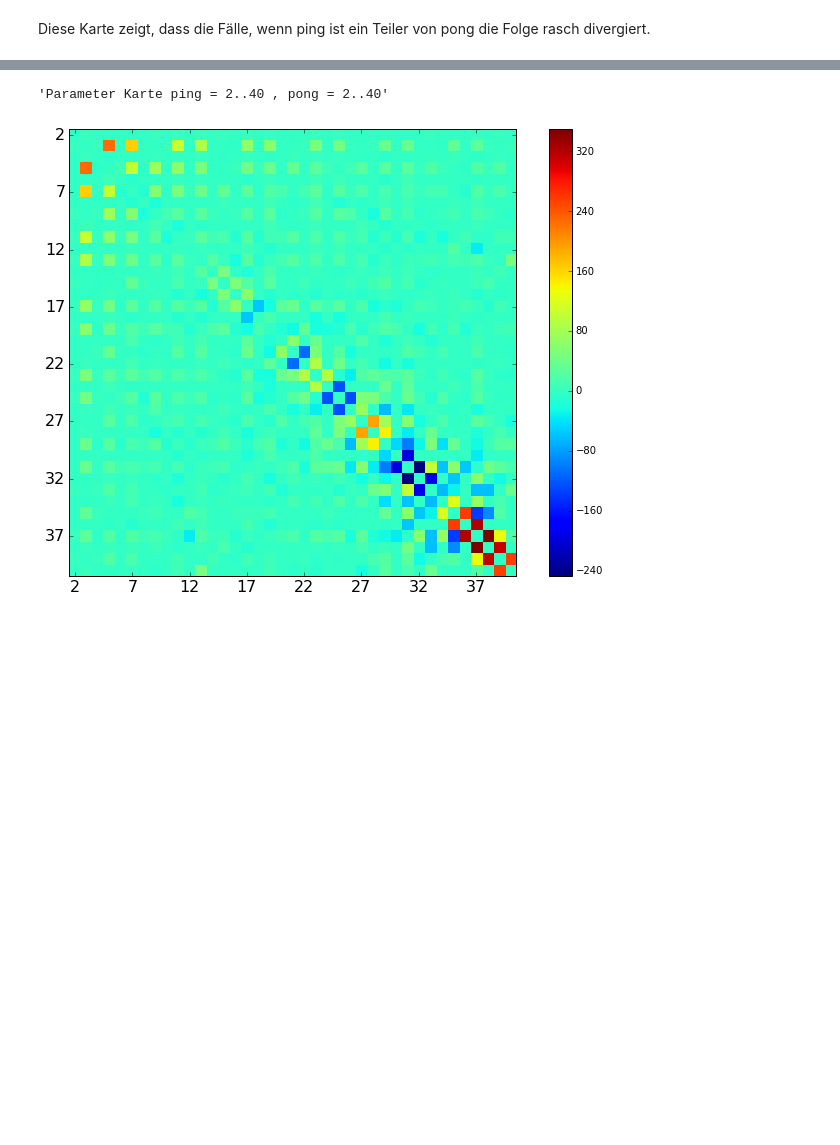
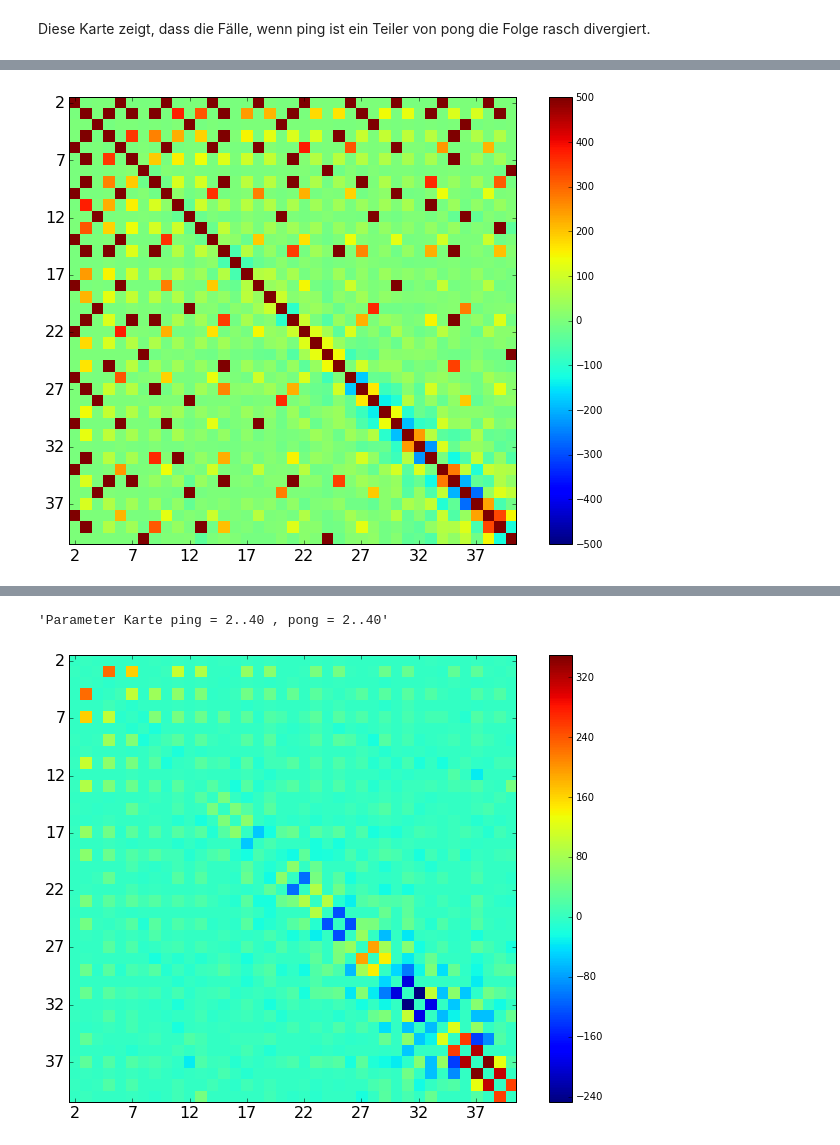
Before and after one commit to mgje/PIUMP, a Jupyter notebook: GDM2016/Ping_Pong.ipynb, the cells around one changed output, grey strips where cells are left out. Saved outputs shown, nothing was run; the diff lists cells and outputs as text; code cells hidden in the pictures; blank space fills up the shorter version.

```diff
--- a/GDM2016/Ping_Pong.ipynb
+++ b/GDM2016/Ping_Pong.ipynb
@@ -158,0 +155,4 @@ Diese Karte zeigt, dass die Fälle, wenn ping ist ein Teiler von pong die Folge
+# %%
+plot_map_n_12347(-500,500)
+# %% [output]
+[figure, added]
```
Also changed, not shown: parts of 29 cells of this notebook.
